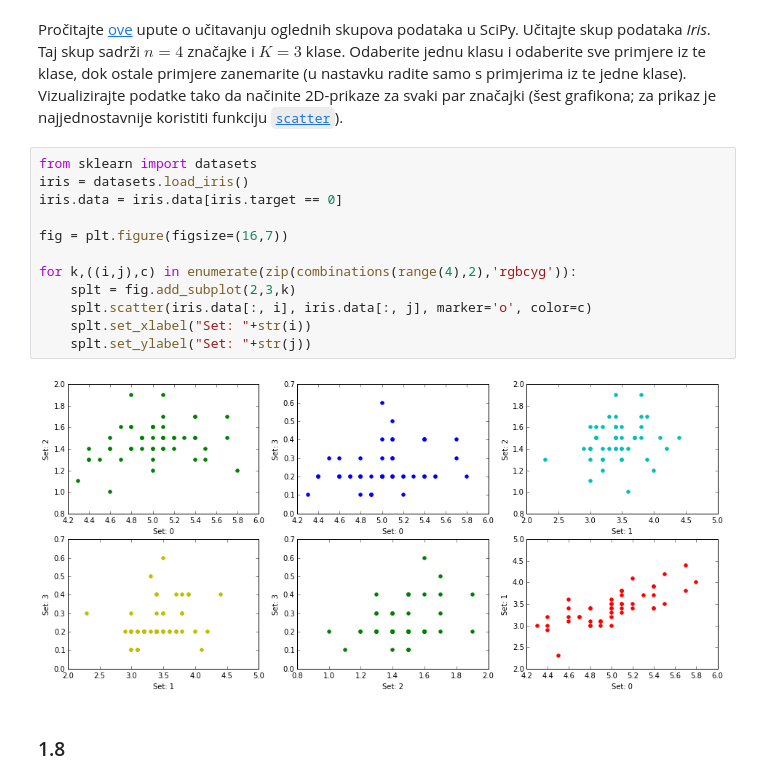
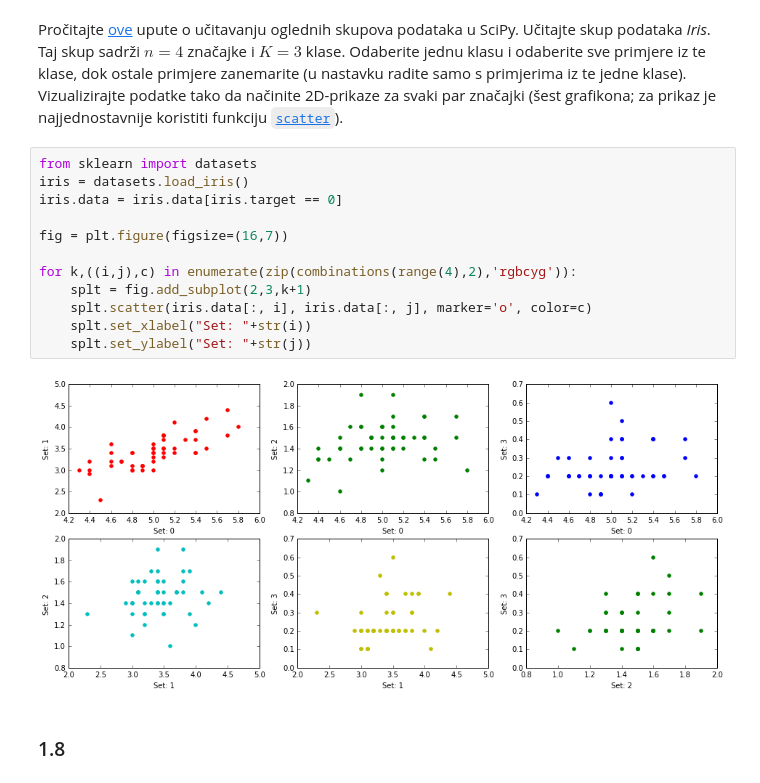
Before and after one commit to antifriz/sedmestar, a Jupyter notebook: su/lab2/SU-2015-LAB1.ipynb, the cells around one changed output. Drawn from its saved outputs; the diff is of its cells as text.

```diff
--- a/su/lab2/SU-2015-LAB1.ipynb
+++ b/su/lab2/SU-2015-LAB1.ipynb
@@ -112,17 +112,17 @@ Pročitajte [ove](http://scikit-learn.org/stable/datasets/) upute o učitavanju
 # %%
 from sklearn import datasets
 iris = datasets.load_iris()
 iris.data = iris.data[iris.target == 0]
 
 fig = plt.figure(figsize=(16,7))
 
 for k,((i,j),c) in enumerate(zip(combinations(range(4),2),'rgbcyg')):
-    splt = fig.add_subplot(2,3,k)
+    splt = fig.add_subplot(2,3,k+1)
     splt.scatter(iris.data[:, i], iris.data[:, j], marker='o', color=c)
     splt.set_xlabel("Set: "+str(i))
     splt.set_ylabel("Set: "+str(j))
 # %% [output]
-[figure, old version]
+[figure, new version]
 # %% [markdown]
 
 ### 1.8
```
Also changed, not shown: parts of 7 cells of this notebook, 2 other files.
